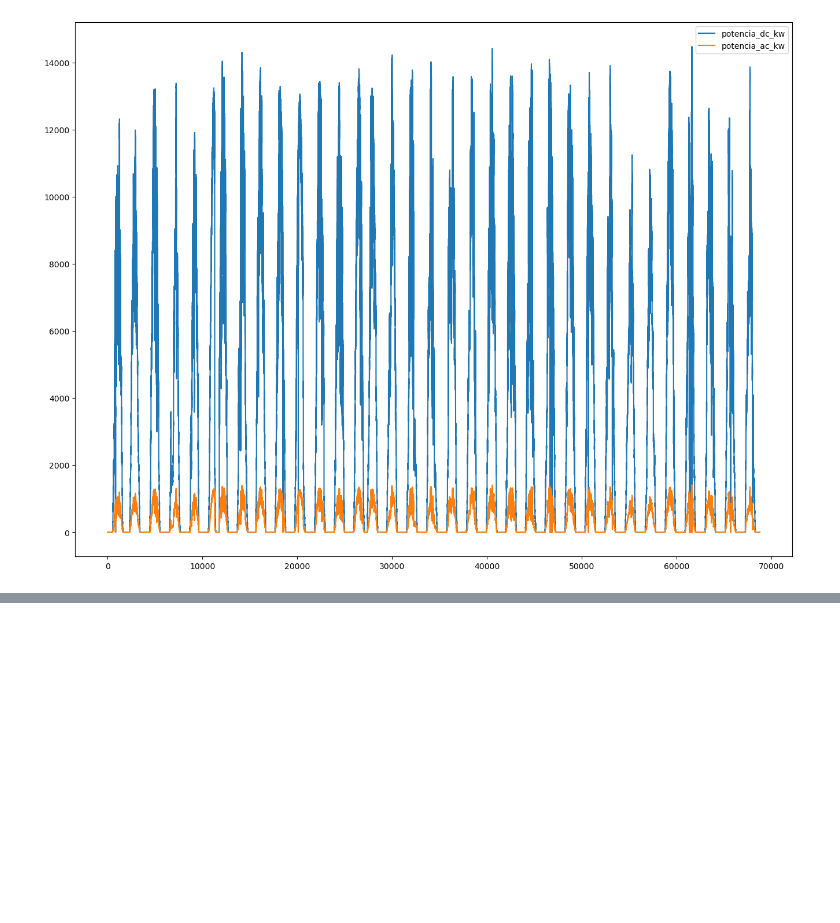
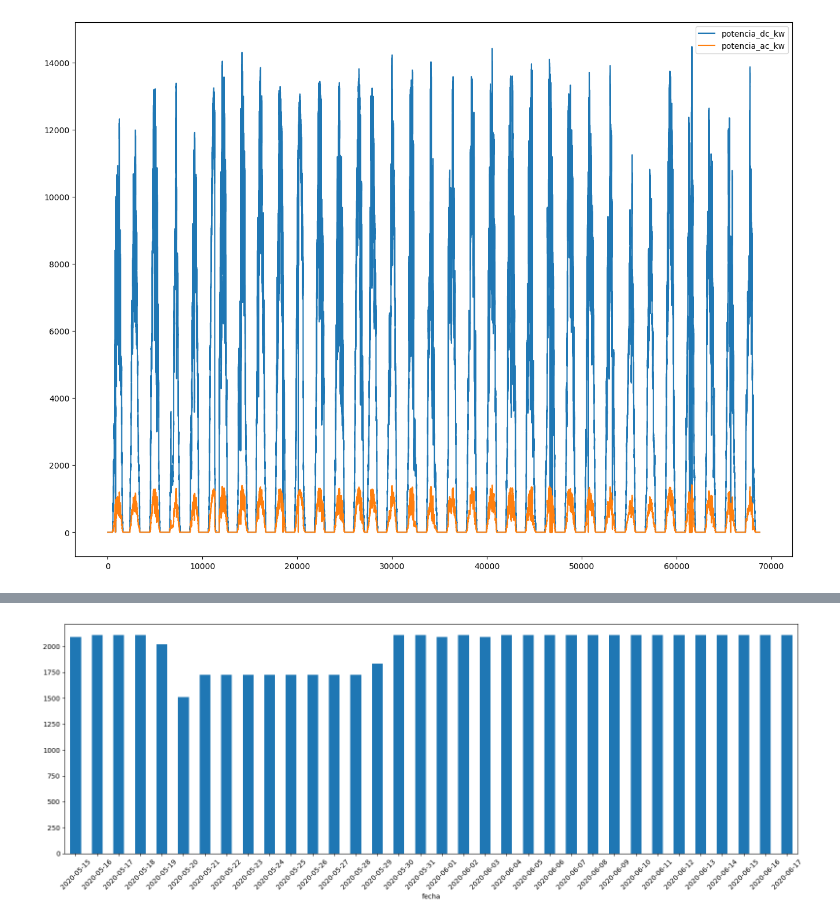
Before and after one commit to PabloHVega/Solar-Plants, a Jupyter notebook: notebooks/01_ImportacionDatos.ipynb, the cells around one changed output, grey strips where cells are left out. Cells and saved outputs as stored; diff of their text form; code cells hidden in the pictures; blank space fills up the shorter version.

```diff
--- a/notebooks/01_ImportacionDatos.ipynb
+++ b/notebooks/01_ImportacionDatos.ipynb
@@ -75,0 +93,2 @@ p1g[['potencia_dc_kw', 'potencia_ac_kw']].plot(figsize=(16, 12))
+# %%
+p2g["fecha_hora"] = pd.to_datetime(p2g["fecha_hora"])
@@ -75,0 +104,2 @@ p1g[['potencia_dc_kw', 'potencia_ac_kw']].plot(figsize=(16, 12))
+# %%
+p2g["id_planta"] = p2g["id_planta"].replace(4136001, "p2" )
@@ -75,0 +419,9 @@ p1g[['potencia_dc_kw', 'potencia_ac_kw']].plot(figsize=(16, 12))
+# %%
+# grafico de barras de un groupby por fecha y conteo de registros para planta 2 generación
+p2g['fecha'] = p2g['fecha_hora'].dt.date
+conteo_por_fecha_p2 = p2g.groupby('fecha').size()
+conteo_por_fecha_p2.plot(kind='bar', figsize=(16, 6))
+plt.xticks(rotation=45)
+plt.tight_layout()
+# %% [output]
+[figure, added]
```
Also changed, not shown: parts of 25 cells of this notebook, 1 other file.
